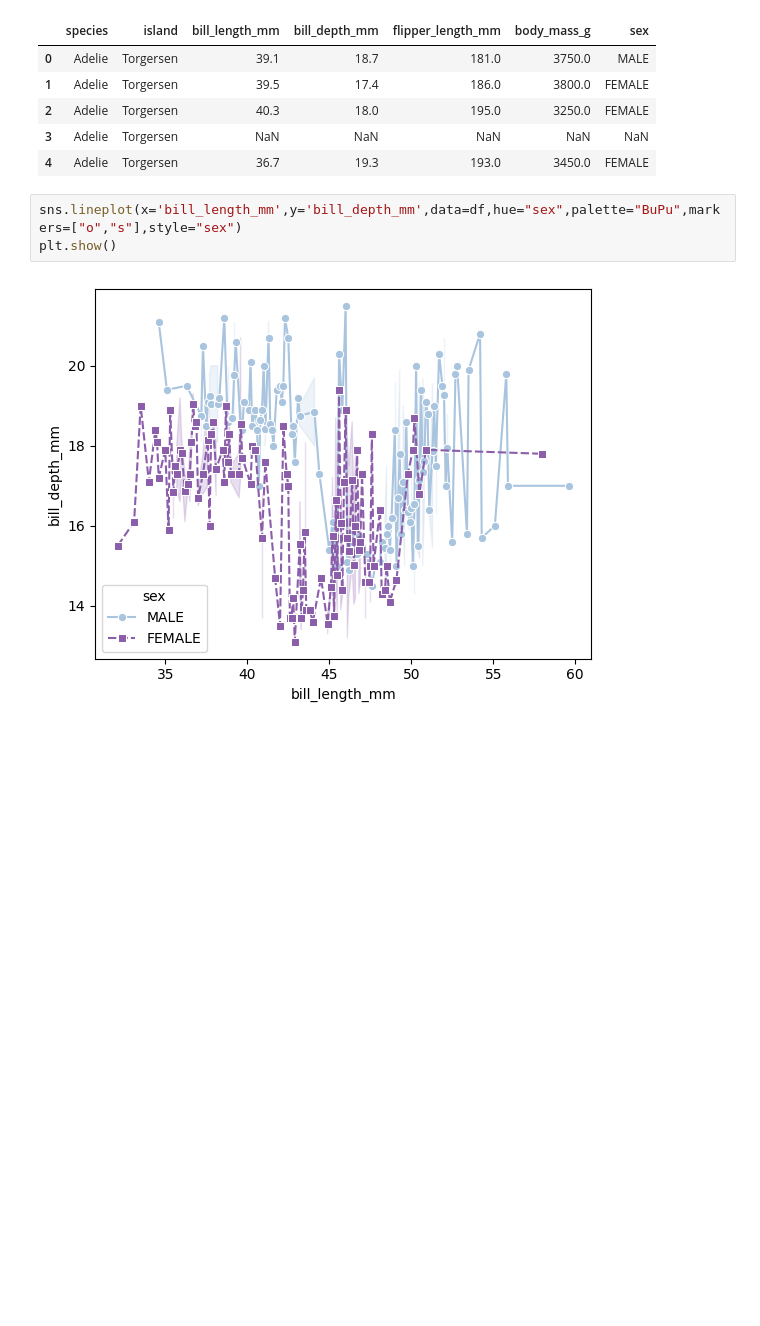
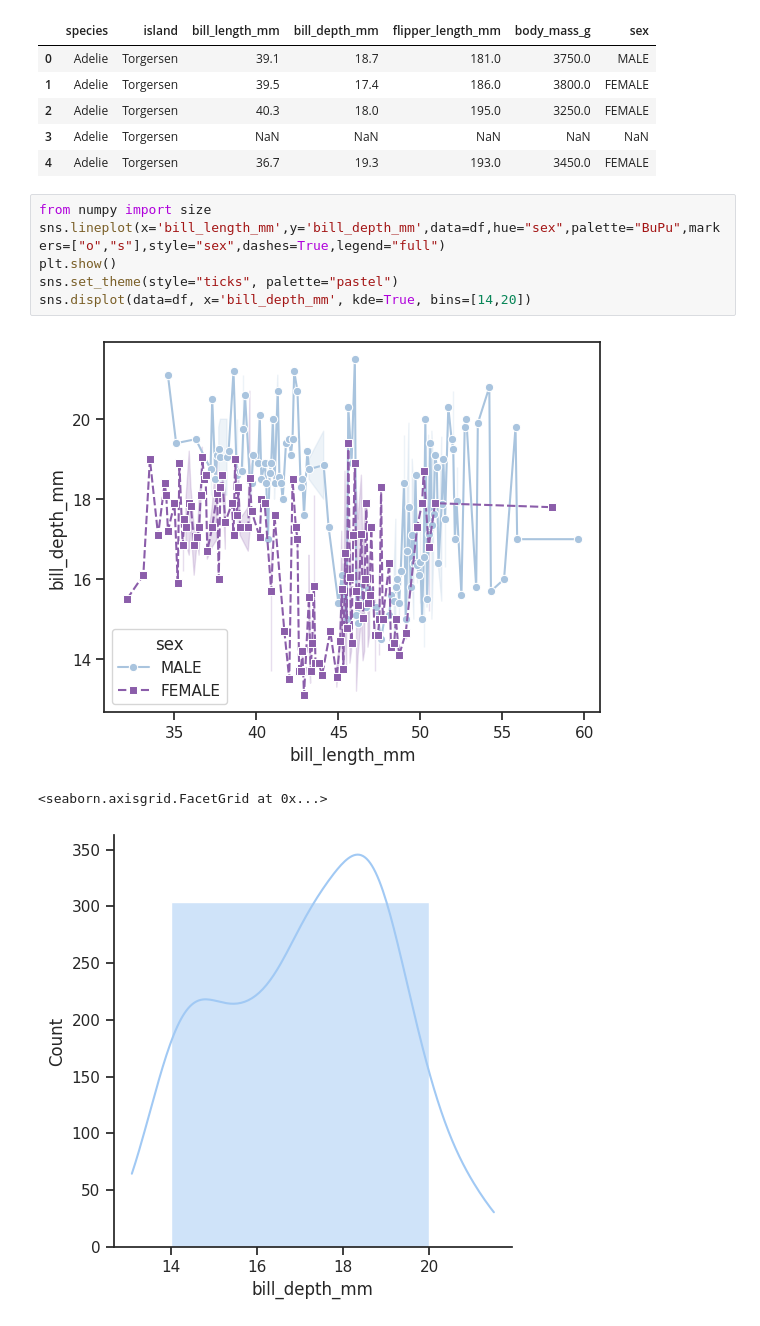
Before and after one commit to Ujjawal19Shahi/AI-in-Data-Science, a Jupyter notebook: SEABORN.ipynb, the cells around one changed output. Cells and saved outputs as stored; diff of their text form; blank space fills up the shorter version.

```diff
--- a/SEABORN.ipynb
+++ b/SEABORN.ipynb
@@ -22,7 +22,12 @@ df.head()
 | 3 | Adelie | Torgersen | NaN | NaN | NaN | NaN | NaN |
 | 4 | Adelie | Torgersen | 36.7 | 19.3 | 193.0 | 3450.0 | FEMALE |
 # %%
-sns.lineplot(x='bill_length_mm',y='bill_depth_mm',data=df,hue="sex",palette="BuPu",markers=["o","s"],style="sex")
+from numpy import size
+sns.lineplot(x='bill_length_mm',y='bill_depth_mm',data=df,hue="sex",palette="BuPu",markers=["o","s"],style="sex",dashes=True,legend="full")
 plt.show()
+sns.set_theme(style="ticks", palette="pastel")
+sns.displot(data=df, x='bill_depth_mm', kde=True, bins=[14,20])
 # %% [output]
-[figure, old version]
+[figure, new version]
+<seaborn.axisgrid.FacetGrid at 0x...>
+[figure, added]
```
